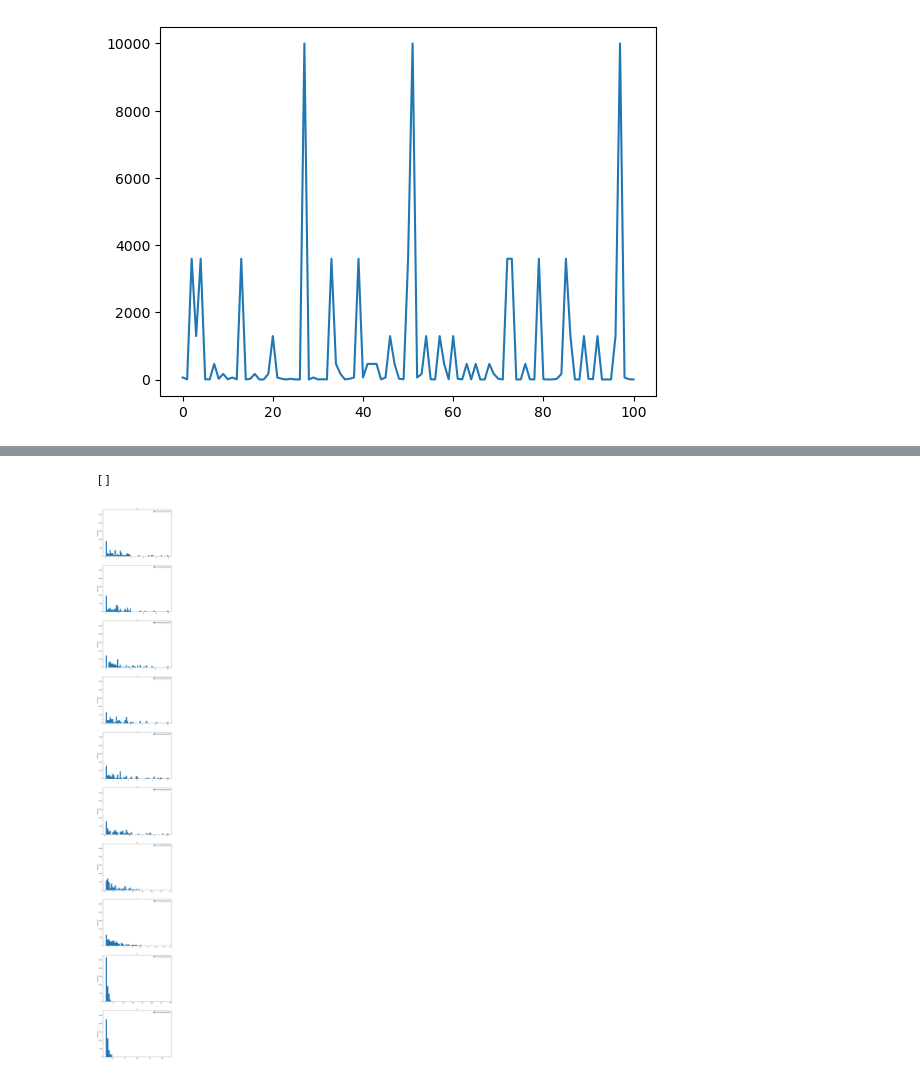
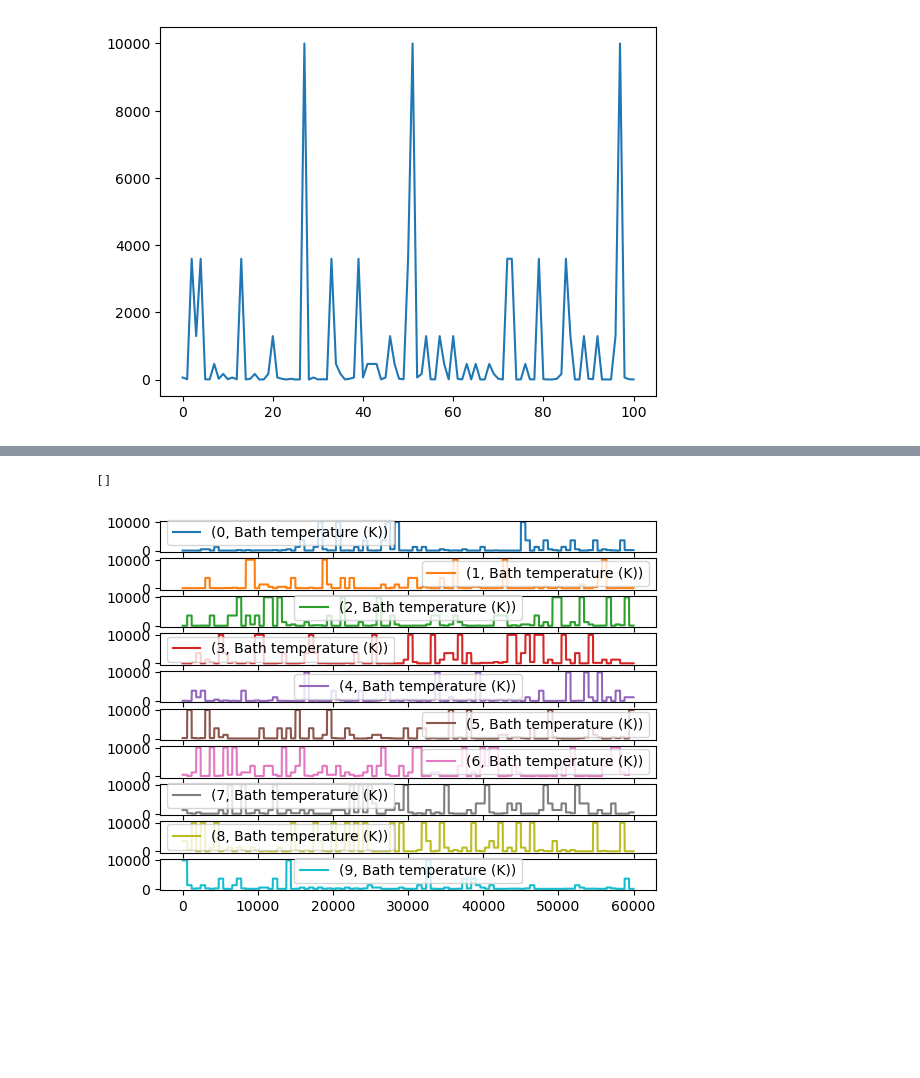
Before and after one commit to jacopoventurin/replica1, a Jupyter notebook: analysis_save.ipynb, the cells around one changed output, grey strips where cells are left out. Drawn from its saved outputs; the diff is of its cells as text; code cells hidden in the pictures; blank space fills up the shorter version.

```diff
--- a/analysis_save.ipynb
+++ b/analysis_save.ipynb
@@ -76,9 +76,10 @@ array([[ 0., 29., 24., 38., 36., 28., 47., 26., 40., 23.],
        [40., 45., 50., 56., 53., 59., 47., 63., 51.,  0.]])
 # %%
 df = pd.read_csv(f'state.csv')
-df.plot.hist(column=['Total Energy (kJ/mole)'], by='Number Replica', bins=50, figsize=(10,80), sharey=True)
+#df.plot.hist(column=['Total Energy (kJ/mole)'], by='Number Replica', bins=10, figsize=(10,80), sharey=True)
 #df.plot.hist(column=['Potential Energy (kJ/mole)'], by='Number Replica', figsize=(10,80), sharex=True, sharey=True)
+df.plot(column=['Bath temperature (K)'], by='Number Replica')
 plt.plot()
 # %% [output]
 []
-[figure, old version]
+[figure, new version]
```
Also changed, not shown: parts of 10 cells of this notebook, 5 other files.
